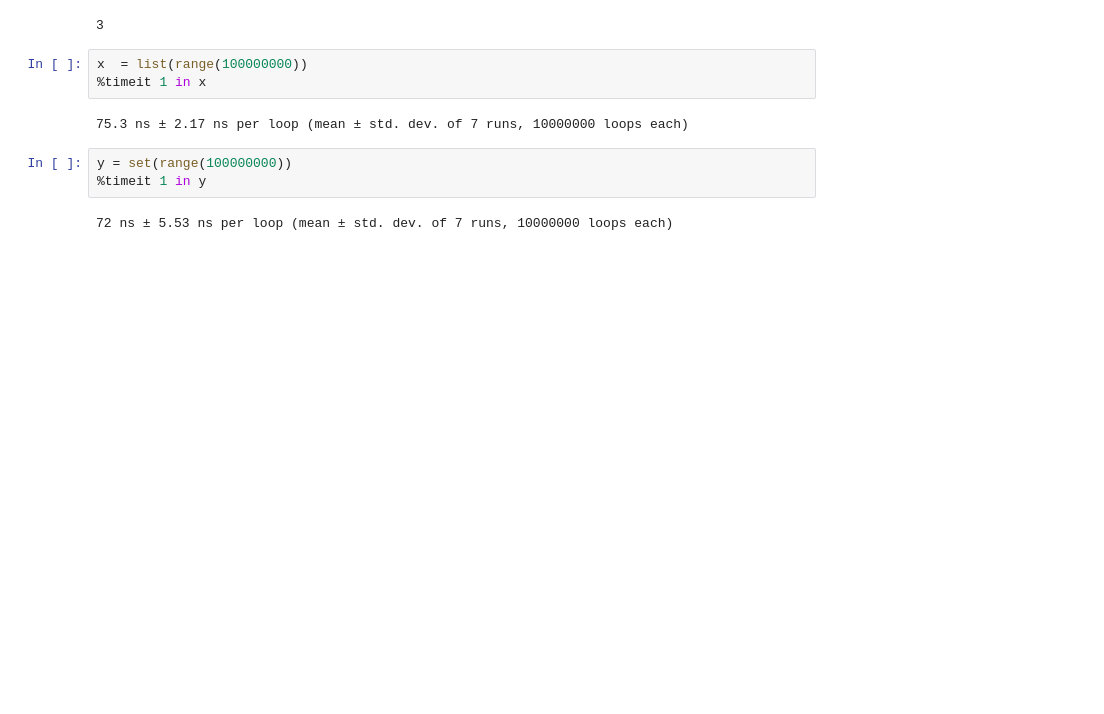
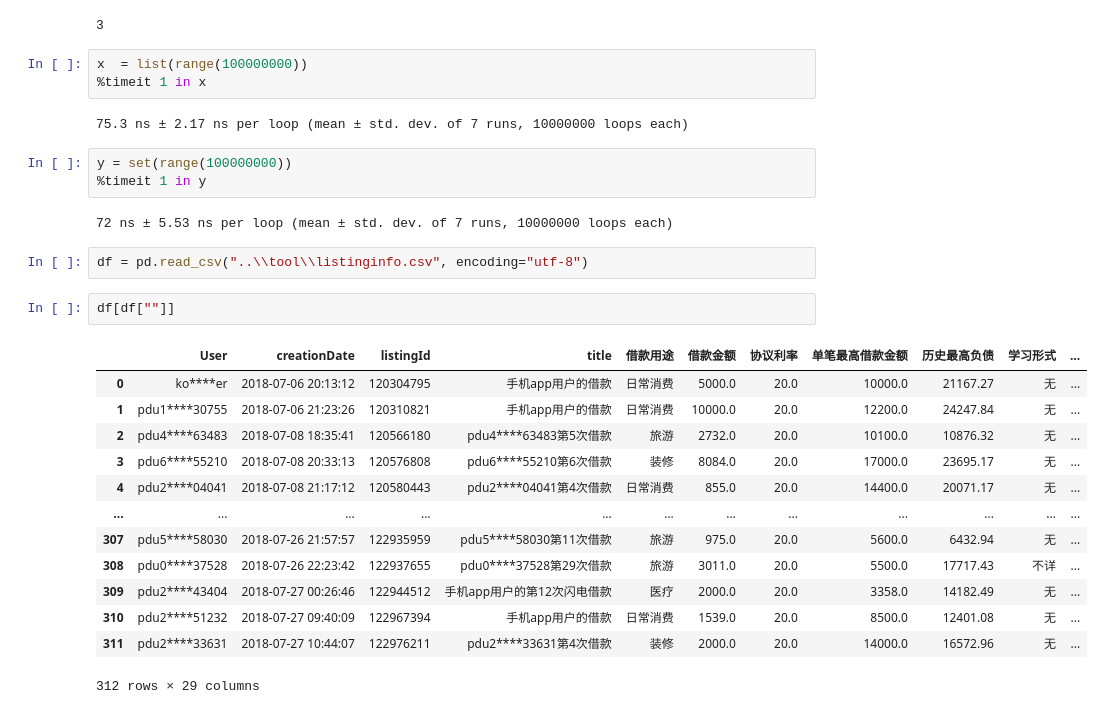
Before and after one commit to zhoukai83/ppd, a Jupyter notebook: UISimulation/test.ipynb, the cells around one changed output. Cells and saved outputs as stored; diff of their text form; blank space fills up the shorter version.

```diff
--- a/UISimulation/test.ipynb
+++ b/UISimulation/test.ipynb
@@ -266,3 +293,21 @@ y = set(range(100000000))
 %timeit 1 in y
 # %% [output]
 72 ns ± 5.53 ns per loop (mean ± std. dev. of 7 runs, 10000000 loops each)
+# %%
+df = pd.read_csv("..\\tool\\listinginfo.csv", encoding="utf-8")
+# %%
+df[df[""]]
+# %% [output]
+|  | User | creationDate | listingId | title | 借款用途 | 借款金额 | 协议利率 | 单笔最高借款金额 | 历史最高负债 | 学习形式 | ... |
+| 0 | ko****er | 2018-07-06 20:13:12 | 120304795 | 手机app用户的借款 | 日常消费 | 5000.0 | 20.0 | 10000.0 | 21167.27 | 无 | ... |
+| 1 | pdu1****30755 | 2018-07-06 21:23:26 | 120310821 | 手机app用户的借款 | 日常消费 | 10000.0 | 20.0 | 12200.0 | 24247.84 | 无 | ... |
+| 2 | pdu4****63483 | 2018-07-08 18:35:41 | 120566180 | pdu4****63483第5次借款 | 旅游 | 2732.0 | 20.0 | 10100.0 | 10876.32 | 无 | ... |
+| 3 | pdu6****55210 | 2018-07-08 20:33:13 | 120576808 | pdu6****55210第6次借款 | 装修 | 8084.0 | 20.0 | 17000.0 | 23695.17 | 无 | ... |
+| 4 | pdu2****04041 | 2018-07-08 21:17:12 | 120580443 | pdu2****04041第4次借款 | 日常消费 | 855.0 | 20.0 | 14400.0 | 20071.17 | 无 | ... |
+| ... | ... | ... | ... | ... | ... | ... | ... | ... | ... | ... | ... |
+| 307 | pdu5****58030 | 2018-07-26 21:57:57 | 122935959 | pdu5****58030第11次借款 | 旅游 | 975.0 | 20.0 | 5600.0 | 6432.94 | 无 | ... |
+| 308 | pdu0****37528 | 2018-07-26 22:23:42 | 122937655 | pdu0****37528第29次借款 | 旅游 | 3011.0 | 20.0 | 5500.0 | 17717.43 | 不详 | ... |
+| 309 | pdu2****43404 | 2018-07-27 00:26:46 | 122944512 | 手机app用户的第12次闪电借款 | 医疗 | 2000.0 | 20.0 | 3358.0 | 14182.49 | 无 | ... |
+| 310 | pdu2****51232 | 2018-07-27 09:40:09 | 122967394 | 手机app用户的借款 | 日常消费 | 1539.0 | 20.0 | 8500.0 | 12401.08 | 无 | ... |
+| 311 | pdu2****33631 | 2018-07-27 10:44:07 | 122976211 | pdu2****33631第4次借款 | 装修 | 2000.0 | 20.0 | 14000.0 | 16572.96 | 无 | ... |
+312 rows × 29 columns
```
Also changed, not shown: parts of 8 cells of this notebook, 25 other files.
